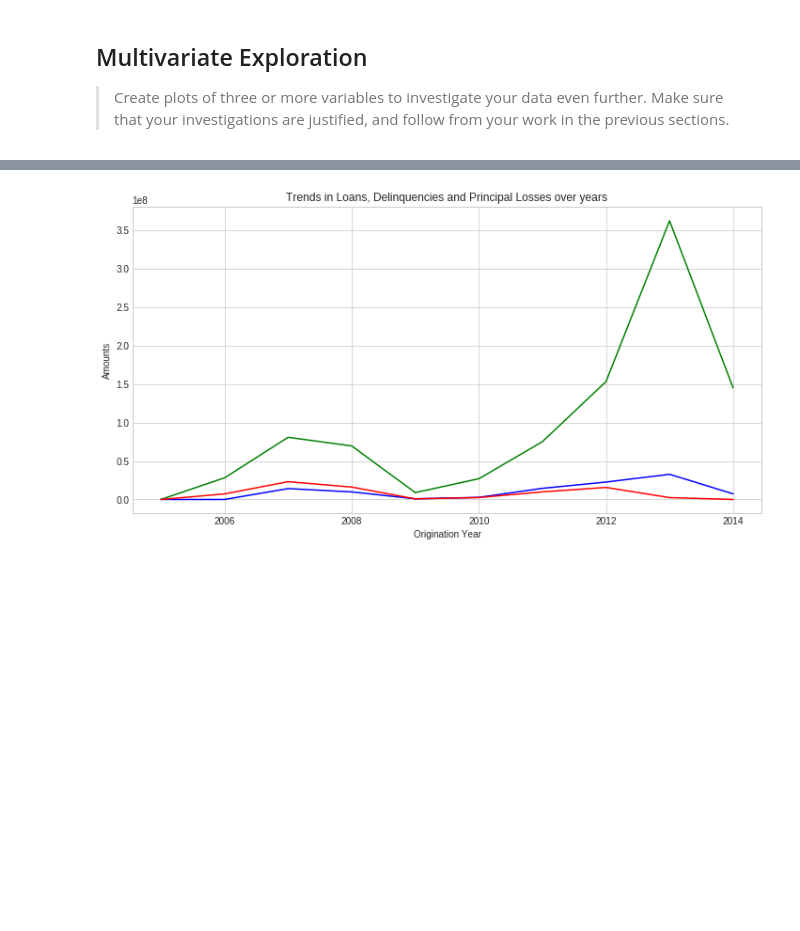
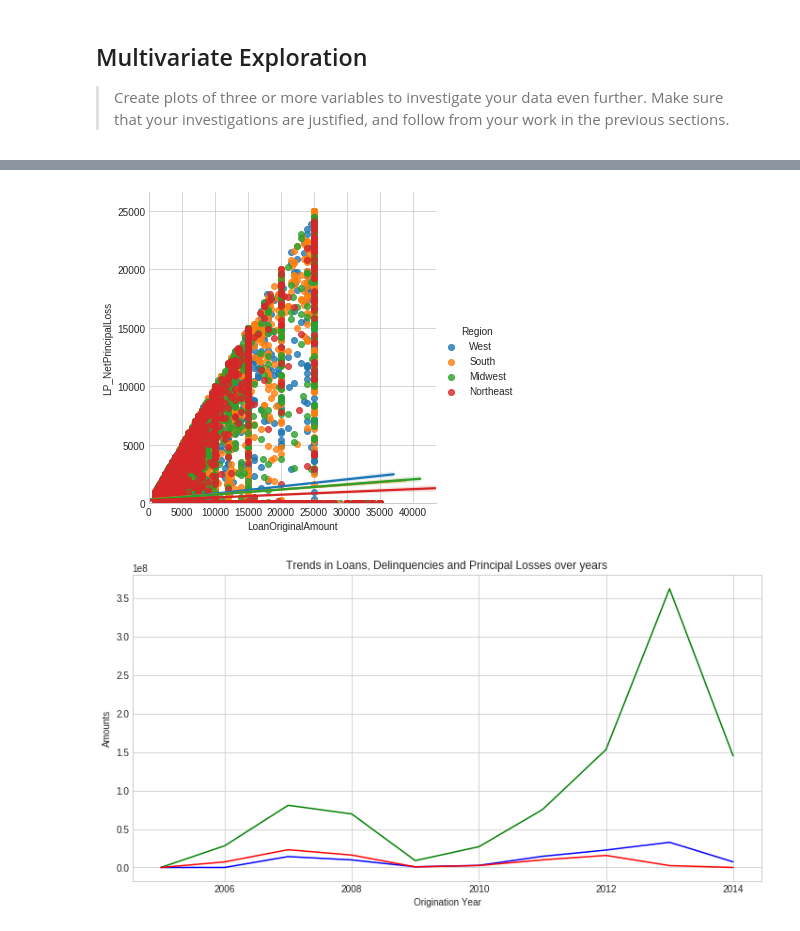
Before and after one commit to bthodla/danano, a Jupyter notebook: exploration_template.ipynb, the cells around one changed output, grey strips where cells are left out. Cells and saved outputs as stored; diff of their text form; code cells hidden in the pictures; blank space fills up the shorter version.

```diff
--- a/exploration_template.ipynb
+++ b/exploration_template.ipynb
@@ -614,3 +611,11 @@ plt.ylabel('Net Principal Loss');
+# %%
+# Principal Loss Vs Loan Original Amount by Region
+
+g = sb.lmplot(x="LoanOriginalAmount", y="LP_NetPrincipalLoss", hue="Region", data = pld_df)
+g.set(xlim=(0, None))
+g.set(ylim=(0, None));
+# %% [output]
+[figure, added]
 # %%
 plt.figure(figsize=(12,6))
 
```
Also changed, not shown: parts of 7 cells of this notebook.
